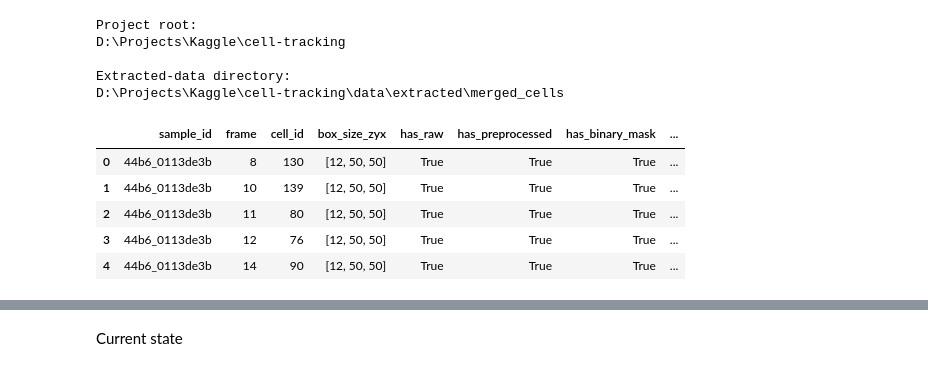
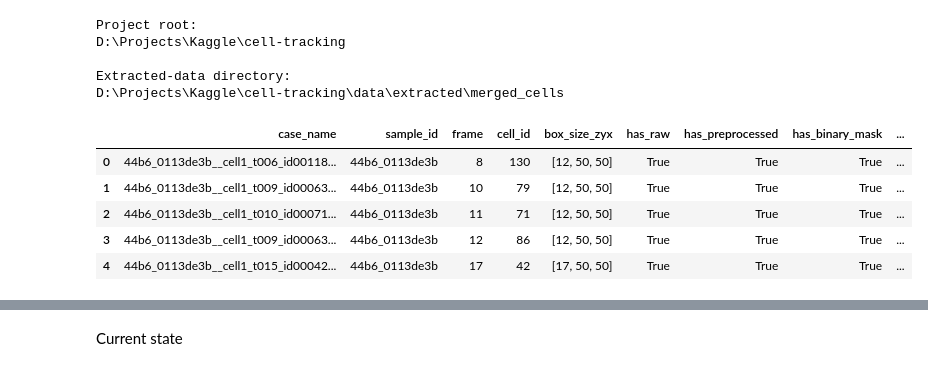
Before and after one commit to RJKRanathunga/stirnet-3d-cell-tracking, a Jupyter notebook: notebooks/diagnostics/merged_cell_failure/02_merged_cell_analysis.ipynb, the cells around one changed output, grey strips where cells are left out. Cells and saved outputs as stored; diff of their text form; code cells hidden in the pictures.

```diff
--- a/notebooks/diagnostics/merged_cell_failure/01_analysis.ipynb
+++ b/notebooks/diagnostics/merged_cell_failure/02_merged_cell_analysis.ipynb
@@ -30,76 +30,112 @@ D:\Projects\Kaggle\cell-tracking
 Extracted-data directory:
 D:\Projects\Kaggle\cell-tracking\data\extracted\merged_cells
 # %%
-ARTIFACT_SUFFIXES = {
-    "raw": ".npy",
-    "preprocessed": "_preprocessed.npy",
-    "binary_mask": "_binary_mask.npy",
-    "instance_labels": "_instance_labels.npy",
-}
+ARTIFACT_NAMES = (
+    "raw",
+    "preprocessed",
+    "binary_mask",
+    "instance_labels",
+)
 
 
-def discover_extracted_cases(
-        extracted_dir: Path,
+def discover_extracted_merged_cells(
+    extracted_dir: Path,
 ) -> pd.DataFrame:
+    """Discover only the merged-cell volume from every extracted case.
+
+    Expected layout:
+
+        merged_cells/<case_name>/merged_cell/metadata.json
+        merged_cells/<case_name>/merged_cell/raw.npy
+        merged_cells/<case_name>/merged_cell/preprocessed.npy
+        merged_cells/<case_name>/merged_cell/binary_mask.npy
+        merged_cells/<case_name>/merged_cell/instance_labels.npy
+    """
+
     records = []
 
-    metadata_files = sorted(extracted_dir.glob("*.json"))
+    metadata_files = sorted(
+        extracted_dir.glob("*/merged_cell/metadata.json")
+    )
 
     if not metadata_files:
         raise FileNotFoundError(
-            f"No JSON metadata files found in:\n{extracted_dir}"
+            "No extracted merged-cell cases were found.\n"
+            f"Expected files matching:\n"
+            f"{extracted_dir / '*/merged_cell/metadata.json'}"
         )
 
     for metadata_path in metadata_files:
+        merged_cell_dir = metadata_path.parent
+        case_dir = merged_cell_dir.parent
+        case_metadata_path = case_dir / "metadata.json"
+
         with metadata_path.open("r", encoding="utf-8") as file:
             metadata = json.load(file)
 
-        stem = metadata_path.stem
+        case_metadata = {}
+        if case_metadata_path.exists():
+            with case_metadata_path.open("r", encoding="utf-8") as file:
+                case_metadata = json.load(file)
+
+        artifact_files = metadata.get("artifact_files", {})
 
         record = {
-            "sample_id": metadata.get("sample_id"),
-            "frame": int(metadata.get("frame")),
-            "cell_id": int(metadata.get("cell_id")),
-            "stem": stem,
+            "case_name": case_dir.name,
+            "sample_id": metadata.get(
+                "sample_id",
+                case_metadata.get("sample_id"),
+            ),
+            "frame": int(metadata["frame"]),
+            "cell_id": int(metadata["cell_id"]),
+            "stem": case_dir.name,
+            "case_dir": case_dir,
+            "merged_cell_dir": merged_cell_dir,
             "metadata_path": metadata_path,
+            "case_metadata_path": case_metadata_path,
             "box_size_zyx": metadata.get("box_size_zyx"),
             "centroid_zyx": metadata.get("centroid_zyx"),
         }
 
-        for artifact_name, suffix in ARTIFACT_SUFFIXES.items():
-            artifact_path = extracted_dir / f"{stem}{suffix}"
+        for artifact_name in ARTIFACT_NAMES:
+            filename = artifact_files.get(
+                artifact_name,
+                f"{artifact_name}.npy",
+            )
+            artifact_path = merged_cell_dir / filename
 
             record[f"{artifact_name}_path"] = artifact_path
             record[f"has_{artifact_name}"] = artifact_path.exists()
 
         records.append(record)
 
     cases = pd.DataFrame(records)
 
     return cases.sort_values(
         ["sample_id", "frame", "cell_id"]
     ).reset_index(drop=True)
 
 
-cases = discover_extracted_cases(EXTRACTED_DIR)
+cases = discover_extracted_merged_cells(EXTRACTED_DIR)
 
 cases[
     [
+        "case_name",
         "sample_id",
         "frame",
         "cell_id",
         "box_size_zyx",
         "has_raw",
         "has_preprocessed",
         "has_binary_mask",
         "has_instance_labels",
     ]
 ]
 # %% [output]
-|  | sample_id | frame | cell_id | box_size_zyx | has_raw | has_preprocessed | has_binary_mask | ... |
-| 0 | 44b6_0113de3b | 8 | 130 | [12, 50, 50] | True | True | True | ... |
-| 1 | 44b6_0113de3b | 10 | 139 | [12, 50, 50] | True | True | True | ... |
-| 2 | 44b6_0113de3b | 11 | 80 | [12, 50, 50] | True | True | True | ... |
-| 3 | 44b6_0113de3b | 12 | 76 | [12, 50, 50] | True | True | True | ... |
-| 4 | 44b6_0113de3b | 14 | 90 | [12, 50, 50] | True | True | True | ... |
+|  | case_name | sample_id | frame | cell_id | box_size_zyx | has_raw | has_preprocessed | has_binary_mask | ... |
+| 0 | 44b6_0113de3b__cell1_t006_id00118... | 44b6_0113de3b | 8 | 130 | [12, 50, 50] | True | True | True | ... |
+| 1 | 44b6_0113de3b__cell1_t009_id00063... | 44b6_0113de3b | 10 | 79 | [12, 50, 50] | True | True | True | ... |
+| 2 | 44b6_0113de3b__cell1_t010_id00071... | 44b6_0113de3b | 11 | 71 | [12, 50, 50] | True | True | True | ... |
+| 3 | 44b6_0113de3b__cell1_t009_id00063... | 44b6_0113de3b | 12 | 86 | [12, 50, 50] | True | True | True | ... |
+| 4 | 44b6_0113de3b__cell1_t015_id00042... | 44b6_0113de3b | 17 | 42 | [17, 50, 50] | True | True | True | ... |
 # %%
```
Also changed, not shown: parts of 6 cells of this notebook, 6 other files.
